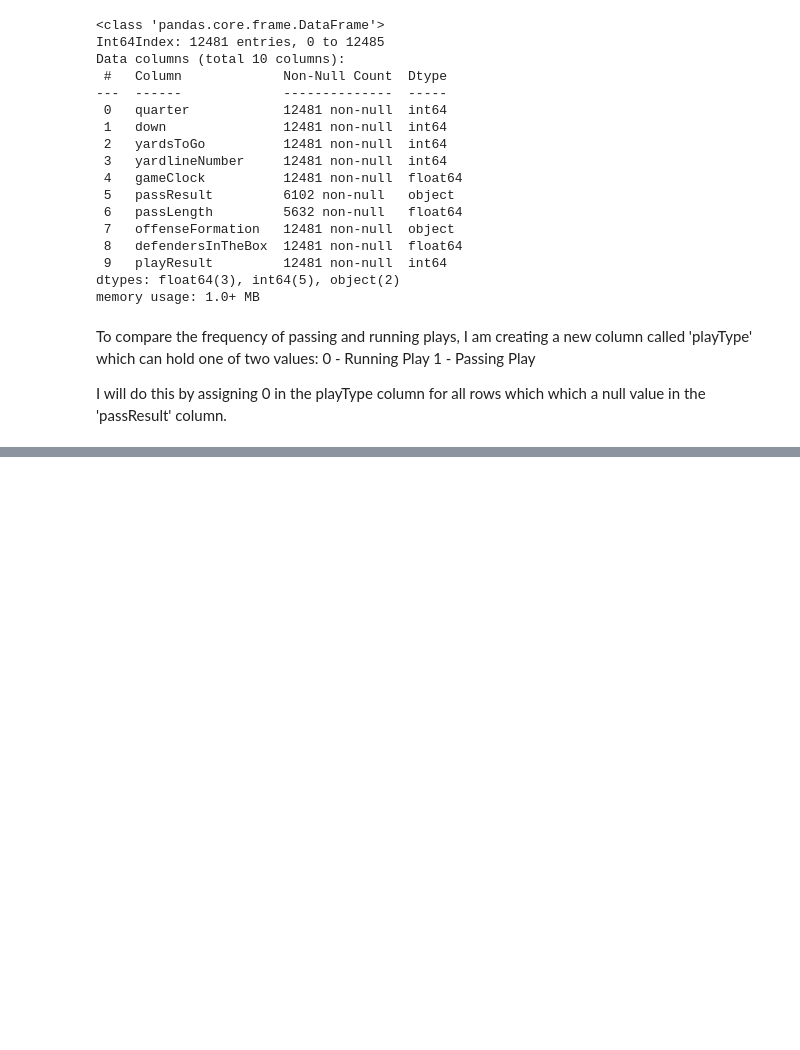
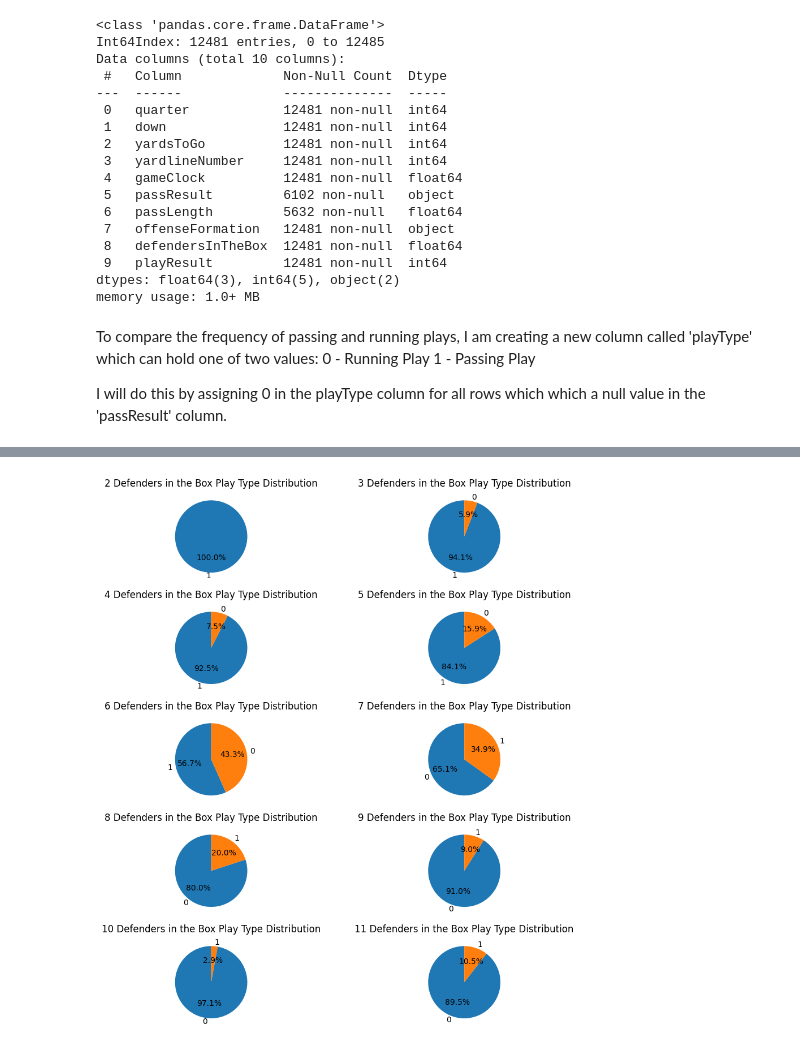
Before and after one commit to HimalKarkal/NFL, a Jupyter notebook: Plays.ipynb, the cells around one changed output, grey strips where cells are left out. Saved outputs shown, nothing was run; the diff lists cells and outputs as text; code cells hidden in the pictures; blank space fills up the shorter version.

```diff
--- a/Plays.ipynb
+++ b/Plays.ipynb
@@ -154,0 +201,38 @@ The two bar graphs show that frequency of running and passing plays in NFL are v
+# %%
+import matplotlib.pyplot as plt
+
+# Creating a dictionary to store the play type counts for each number of defenders in the box.
+defender_play_counts = {}
+
+# Looping through each number of defenders in the box and counting the number of running and passing plays.
+for defenders in range(2, 12):
+    defender_df = df[df['defendersInTheBox'] == defenders]
+    play_type_counts = defender_df['playType'].value_counts()
+    defender_play_counts[defenders] = play_type_counts
+
+# Creating a figure with 5 rows and 2 columns of subplots.
+fig, axes = plt.subplots(5, 2, figsize=(12, 10))  # Adjust figsize as needed
+
+# Looping through each number of defenders in the box and creating a pie chart for each.
+for i, (defenders, play_type_counts) in enumerate(defender_play_counts.items()):
+    # Calculate row and column index based on position (i)
+    row_index = i // 2
+    col_index = i % 2
+
+    # Access the correct subplot using calculated indices
+    ax = axes[row_index][col_index]
+
+    # Extract labels from play_type_counts
+    labels = list(play_type_counts.index)
+
+    # Create the pie chart
+    ax.pie(play_type_counts, labels=labels, autopct="%1.1f%%", startangle=90)
+
+    # Set the title
+    ax.set_title(f"{defenders} Defenders in the Box Play Type Distribution")
+
+# Adjust spacing and display the figure
+plt.tight_layout()
+plt.show()
+# %% [output]
+[figure, added]
```
Also changed, not shown: parts of 9 cells of this notebook.
